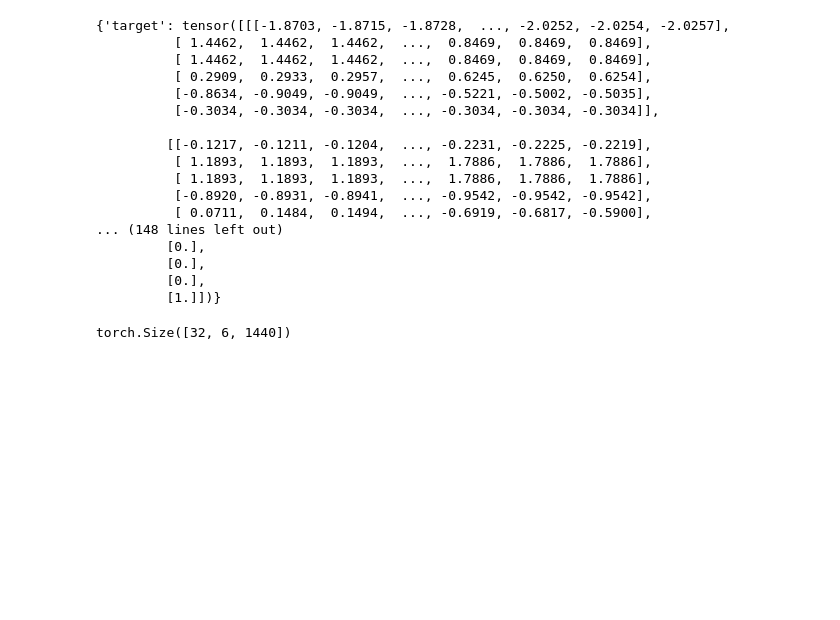
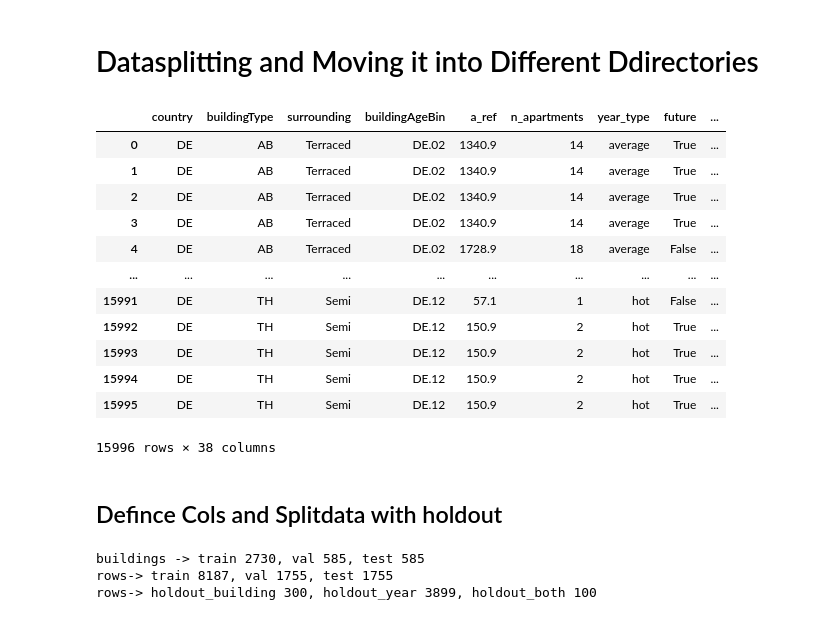
Before and after one commit to NV717/Master_Thesis_EWI_2026, a Jupyter notebook: Ch_1_Data_Preparation/Datasplitting.ipynb, the cells around one changed output. Saved outputs shown, nothing was run; the diff lists cells and outputs as text; code cells hidden in the pictures; blank space fills up the shorter version.

```diff
--- a/Ch_1_Data_Preparation/Datasplitting.ipynb
+++ b/Ch_1_Data_Preparation/Datasplitting.ipynb
@@ -367,24 +1,2 @@ batch3 = next(it)
-# %%
-next(it)
-# %% [output]
-{'target': tensor([[[-1.8703, -1.8715, -1.8728,  ..., -2.0252, -2.0254, -2.0257],
-          [ 1.4462,  1.4462,  1.4462,  ...,  0.8469,  0.8469,  0.8469],
-          [ 1.4462,  1.4462,  1.4462,  ...,  0.8469,  0.8469,  0.8469],
-          [ 0.2909,  0.2933,  0.2957,  ...,  0.6245,  0.6250,  0.6254],
-          [-0.8634, -0.9049, -0.9049,  ..., -0.5221, -0.5002, -0.5035],
-          [-0.3034, -0.3034, -0.3034,  ..., -0.3034, -0.3034, -0.3034]],
-
-         [[-0.1217, -0.1211, -0.1204,  ..., -0.2231, -0.2225, -0.2219],
-          [ 1.1893,  1.1893,  1.1893,  ...,  1.7886,  1.7886,  1.7886],
-          [ 1.1893,  1.1893,  1.1893,  ...,  1.7886,  1.7886,  1.7886],
-          [-0.8920, -0.8931, -0.8941,  ..., -0.9542, -0.9542, -0.9542],
-          [ 0.0711,  0.1484,  0.1494,  ..., -0.6919, -0.6817, -0.5900],
-... (148 lines left out)
-         [0.],
-         [0.],
-         [0.],
-         [1.]])}
-# %%
-batch2["target"].shape
-# %% [output]
-torch.Size([32, 6, 1440])
+# %% [markdown]
+# Datasplitting and Moving it into Different Ddirectories
@@ -390,0 +7,37 @@ torch.Size([32, 6, 1440])
+# %%
+manifest = pd.read_csv(r"realized_manifest_cleaned.csv", index_col=0)
+# %%
+manifest
+# %% [output]
+|  | country | buildingType | surrounding | buildingAgeBin | a_ref | n_apartments | year_type | future | ... |
+| 0 | DE | AB | Terraced | DE.02 | 1340.9 | 14 | average | True | ... |
+| 1 | DE | AB | Terraced | DE.02 | 1340.9 | 14 | average | True | ... |
+| 2 | DE | AB | Terraced | DE.02 | 1340.9 | 14 | average | True | ... |
+| 3 | DE | AB | Terraced | DE.02 | 1340.9 | 14 | average | True | ... |
+| 4 | DE | AB | Terraced | DE.02 | 1728.9 | 18 | average | False | ... |
+| ... | ... | ... | ... | ... | ... | ... | ... | ... | ... |
+| 15991 | DE | TH | Semi | DE.12 | 57.1 | 1 | hot | False | ... |
+| 15992 | DE | TH | Semi | DE.12 | 150.9 | 2 | hot | True | ... |
+| 15993 | DE | TH | Semi | DE.12 | 150.9 | 2 | hot | True | ... |
+| 15994 | DE | TH | Semi | DE.12 | 150.9 | 2 | hot | True | ... |
+| 15995 | DE | TH | Semi | DE.12 | 150.9 | 2 | hot | True | ... |
+15996 rows × 38 columns
+# %% [markdown]
+## Defince Cols and Splitdata with holdout
+# %%
+# ToDO holdout for year
+strat_cols = ["buildingType", "buildingAgeBin"]
+strat_cols_test = ["buildingType", "buildingAgeBin", "climateRegion","year_type","future"]
+rest_cols = ["a_ref", "n_persons_sum", "n_apartments"]
+buildings, train_idx, val_idx, test_idx, train_buildings,val_buildings,test_buildings  ,train_df, val_df, test_df, holdout_buildings_idx, holdout_building_df, holdout_year_df, holdout_both_df = split_manifests(manifest, strat_cols,holdout_type="TH", holdout_age="DE.05", fractions=[0.7, 0.15, 0.15], holdout_year=2021)
+
+split_dfs = {
+    "train": train_df, "val": val_df, "test": test_df,
+    "holdout_building": holdout_building_df,
+    "holdout_year": holdout_year_df,
+    "holdout_both": holdout_both_df,
+}
+# %% [output]
+buildings -> train 2730, val 585, test 585
+rows-> train 8187, val 1755, test 1755
+rows-> holdout_building 300, holdout_year 3899, holdout_both 100
```
Also changed, not shown: parts of 47 cells of this notebook, 3 other files.
